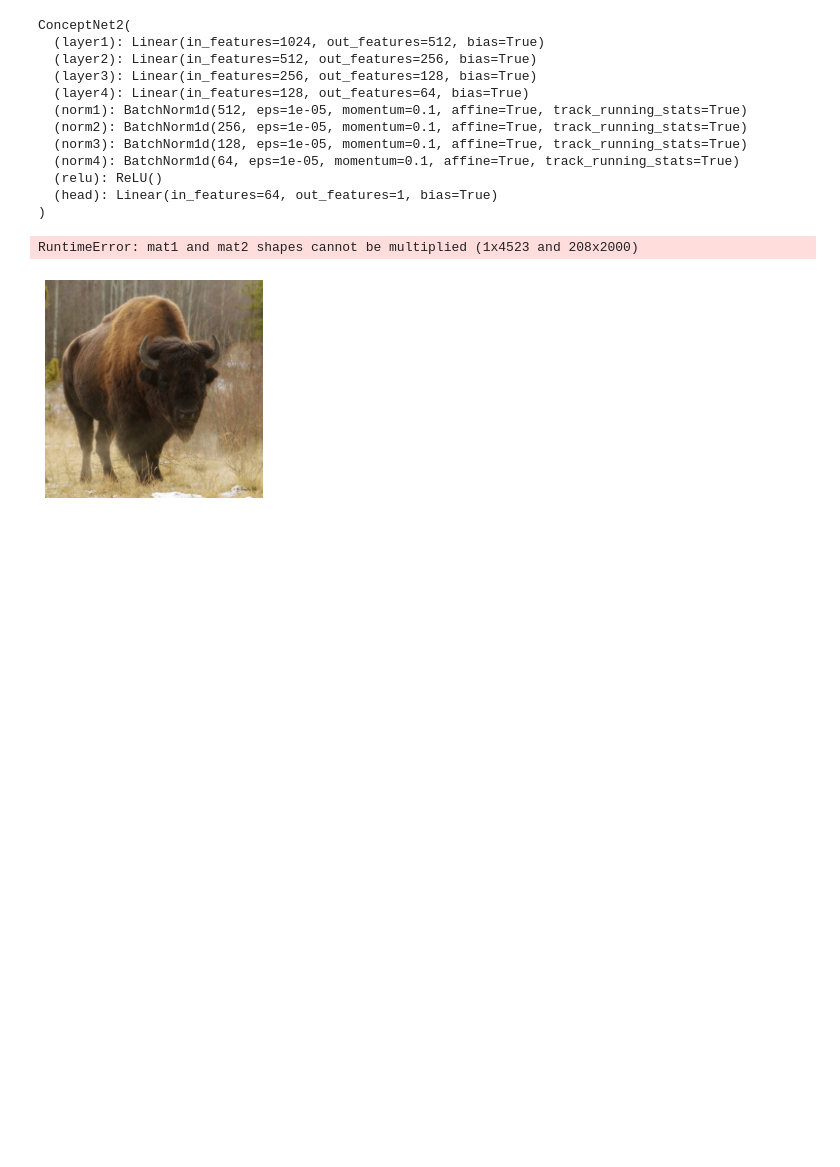
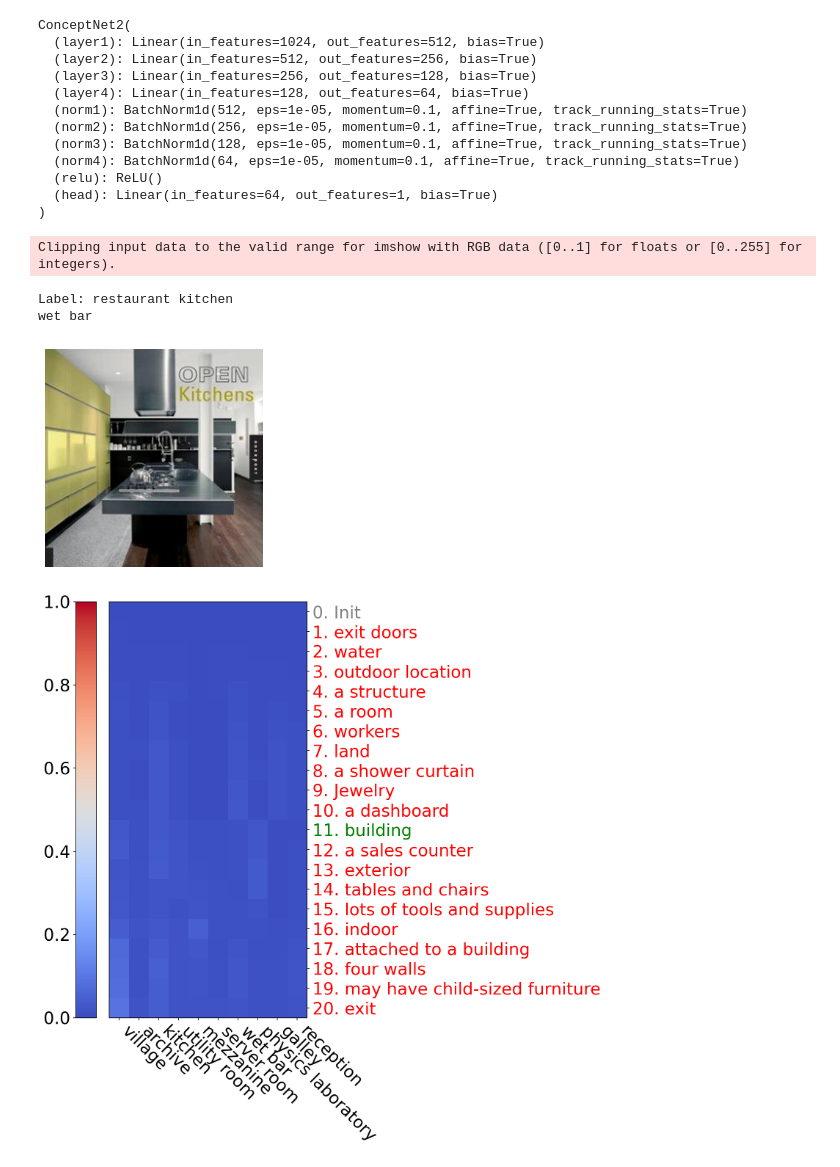
Before and after one commit to adityac94/conceptqa_vip, a Jupyter notebook: VIP_visualizations.ipynb, the cells around one changed output. Drawn from its saved outputs; the diff is of its cells as text; code cells hidden in the pictures; blank space fills up the shorter version.

Commit message:
vip visualization code done

```diff
--- a/VIP_visualizations.ipynb
+++ b/VIP_visualizations.ipynb
@@ -19,7 +19,7 @@ import clip
 import train_concept_qa
 model_clip, preprocess = clip.load("ViT-B/16", device=torch.device("cuda"))
 # %%
-dataset_name = "cub"
+dataset_name = "places365"
 
 
 MAX_QUERIES = train_vip.get_max_queries(dataset_name)
@@ -58,6 +58,13 @@ ConceptNet2(
 if dataset_name == "imagenet":
     train_ds = torchvision.datasets.ImageFolder(f'/cis/project/vision_sequences/ImageNet-ImageFolderFormat/train/', transform=preprocess)
     test_ds = torchvision.datasets.ImageFolder(f'/cis/project/vision_sequences/ImageNet-ImageFolderFormat/val/', transform=preprocess)
+
+elif dataset_name == "places365":
+#     train_ds = torchvision.datasets.Places365(root='/cis/project/vision_sequences/Places365', split="train-standard", small=True,download=False, transform=preprocess)
+    test_ds = torchvision.datasets.Places365(root='/cis/project/vision_sequences/Places365', split="val", small=True,download=False, transform=preprocess)
+
+else:
+    train_ds, test_ds = utils.get_data(dataset_name, preprocess)
 # %%
 with torch.no_grad():
     concepts = utils.get_concepts("./concept_sets/" + dataset_name + ".txt")
@@ -150,23 +157,26 @@ def plot_trajectory(index, stopping_confidence):
 # %%
 mean = np.array([0.48145466, 0.4578275, 0.40821073]).reshape((1,1,3))
 
 std = np.array([0.26862954, 0.26130258, 0.27577711]).reshape((1,1,3))
 
 stopping_confidence = 0.8
 
-index = 347*50 + 1
+index = 20 #347*50 + 1
 start_index = 0
 img, label = test_ds[index + start_index]
 
 
 plt.figure()
 plt.rcParams.update({'font.size': 22})
 plt.imshow(img.permute(1, 2, 0).numpy()*std + mean)
 plt.axis("off")
 
 indices, predicted_label = plot_trajectory(index + start_index, stopping_confidence)
 
 print (class_labels[predicted_label])
 # %% [output]
-RuntimeError: mat1 and mat2 shapes cannot be multiplied (1x4523 and 208x2000)
+Clipping input data to the valid range for imshow with RGB data ([0..1] for floats or [0..255] for integers).
+Label: restaurant kitchen
+wet bar
-[figure, old version]
+[figure, new version]
+[figure, added]
```
